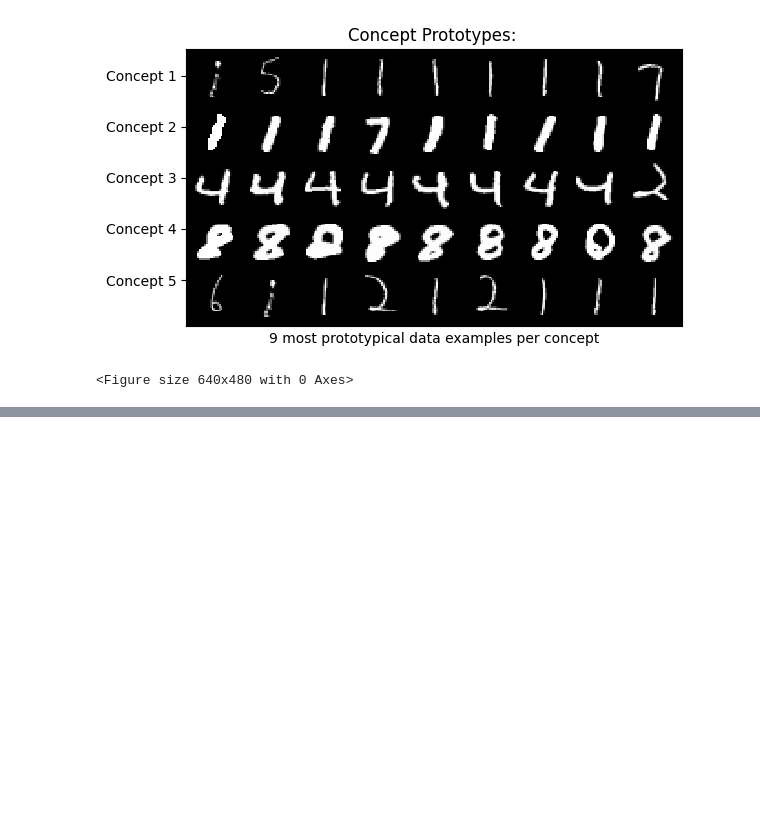
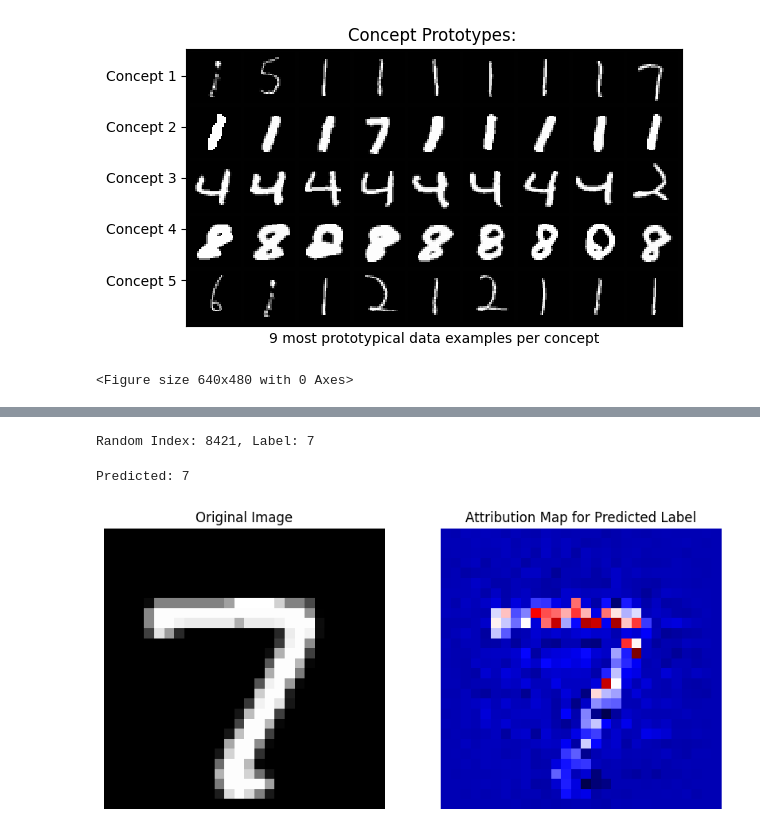
Before and after one commit to Ggenoni/SENN, a Jupyter notebook: training_SNEE.ipynb, the cells around one changed output, grey strips where cells are left out. Saved outputs shown, nothing was run; the diff lists cells and outputs as text; code cells hidden in the pictures; blank space fills up the shorter version.

```diff
--- a/training_SNEE.ipynb
+++ b/training_SNEE.ipynb
@@ -266,0 +279,52 @@ import matplotlib.pyplot as plt
+# %%
+from captum.attr import IntegratedGradients
+ig = IntegratedGradients(wrapped_model)
+# %%
+import torch
+
+# Get the total number of samples in the dataset
+dataset = mnist_test_dl.dataset
+num_samples = len(dataset)
+
+# Randomly pick an index
+random_index = torch.randint(0, num_samples, (1,)).item()
+
+# Retrieve the sample and label
+sample_input, sample_label = dataset[random_index]
+
+# Add batch dimension
+sample_input = sample_input.unsqueeze(0)
+
+print(f"Random Index: {random_index}, Label: {sample_label}")
+# %% [output]
+Random Index: 8421, Label: 7
+# %%
+# Pass the input through the model to get predictions
+predictions = wrapped_model(sample_input)  # Use the wrapped model
+predicted_label = torch.argmax(predictions, dim=1).item()  # Get the predicted class index
+# %%
+print('Predicted:', predicted_label)
+# %% [output]
+Predicted: 7
+# %%
+# Compute attributions for the predicted label
+attributions = ig.attribute(sample_input, target=predicted_label)
+# %%
+# Visualize the attribution map
+import matplotlib.pyplot as plt
+attributions = attributions.squeeze().detach().numpy()
+input_image = sample_input.squeeze().detach().numpy()
+
+fig, ax = plt.subplots(1, 2, figsize=(10, 5))
+ax[0].imshow(input_image, cmap='gray')
+ax[0].set_title("Original Image")
+ax[0].axis('off')
+
+ax[1].imshow(attributions, cmap='seismic') #or "hot"
+ax[1].set_title("Attribution Map for Predicted Label")
+ax[1].axis('off')
+
+
+plt.show()
+# %% [output]
+[figure, added]
```
Also changed, not shown: parts of 5 cells of this notebook.
